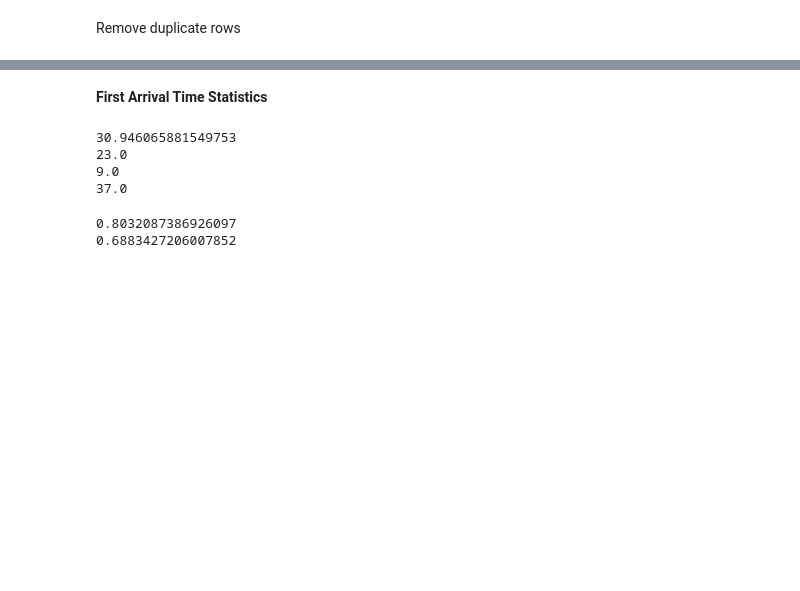
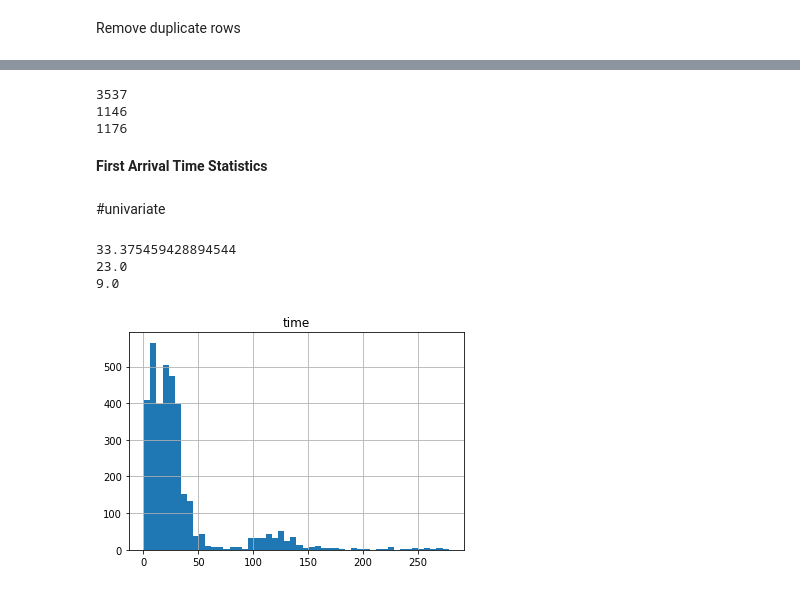
Before and after one commit to Ben93kie/TrackAndTrace, a Jupyter notebook: DataExploration.ipynb, the cells around one changed output, grey strips where cells are left out. Saved outputs shown, nothing was run; the diff lists cells and outputs as text; code cells hidden in the pictures; blank space fills up the shorter version.

```diff
--- a/DataExploration.ipynb
+++ b/DataExploration.ipynb
@@ -477,3 +479,5 @@ many NaN values
 Remove duplicate rows
 # %%
 #track_data.drop_duplicates(subset=["ContainerNumber","ShipmentNumber","PoCreationDate","Material","ShipmentQuantity","Controller","EventName","EventTime","EventLocation","VesselName","PortofDischarge","Time2Arrival"],inplace=True,ignore_index=True)
+# %%
+remaining_shipments = track_data['ShipmentNumber'].unique()
@@ -479,0 +488,4 @@ Remove duplicate rows
+# %%
+train_shipments = remaining_shipments[0:int(0.6*len(remaining_shipments))]
+val_shipments = remaining_shipments[int(0.6*len(remaining_shipments)):int(0.8*len(remaining_shipments))]
+test_shipments = remaining_shipments[int(0.8*len(remaining_shipments)):]
@@ -480,20 +500,30 @@ Remove duplicate rows
+# %%
+track_data_train = track_data[track_data['ShipmentNumber'].isin(train_shipments)]
+track_data_val = track_data[track_data['ShipmentNumber'].isin(val_shipments)]
+track_data_test = track_data[track_data['ShipmentNumber'].isin(test_shipments)]
+# %%
+print(len(track_data_train))
+print(len(track_data_val))
+print(len(track_data_test))
+# %% [output]
+3537
+1146
+1176
 # %% [markdown]
 **First Arrival Time Statistics**
-# %%
-#univariate
-print(track_data['time'].mean())
-print(track_data['time'].median())
-print(float(track_data['time'].mode()))
-print(track_data['time'].quantile(.8))
-# %% [output]
-30.946065881549753
-23.0
-9.0
-37.0
-# %%
-#accurate within a week?
-print(sum((track_data['time']-track_data['time'].mean())<=7)/len(track_data['time']))
-print(sum((track_data['time']-track_data['time'].median())<=7)/len(track_data['time']))
-# %% [output]
-0.8032087386926097
-0.6883427206007852
+# %% [markdown]
+#univariate
+# %%
+mean_schaetzer = track_data_train['time'].mean()
+median_schaetzer = track_data_train['time'].median()
+mode_schaetzer = float(track_data_train['time'].mode())
+track_data_train.hist(column='time', bins=50)
+
+print(mean_schaetzer)
+print(median_schaetzer)
+print(mode_schaetzer)
+# %% [output]
+33.375459428894544
+23.0
+9.0
+[figure, added]
```
Also changed, not shown: parts of 18 cells of this notebook.
